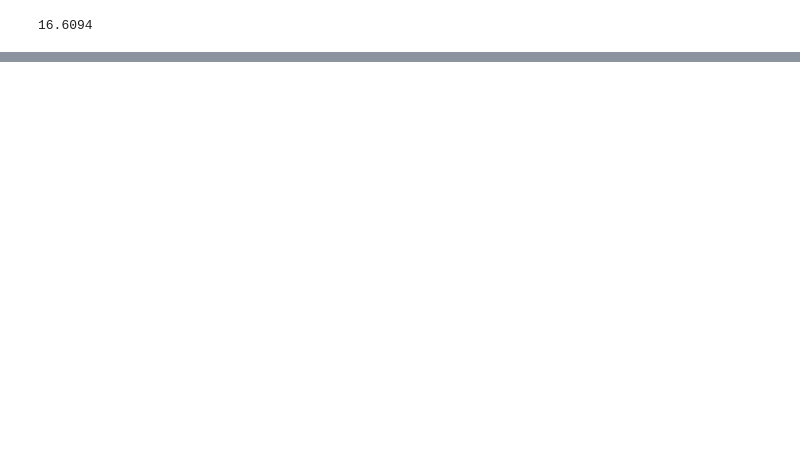
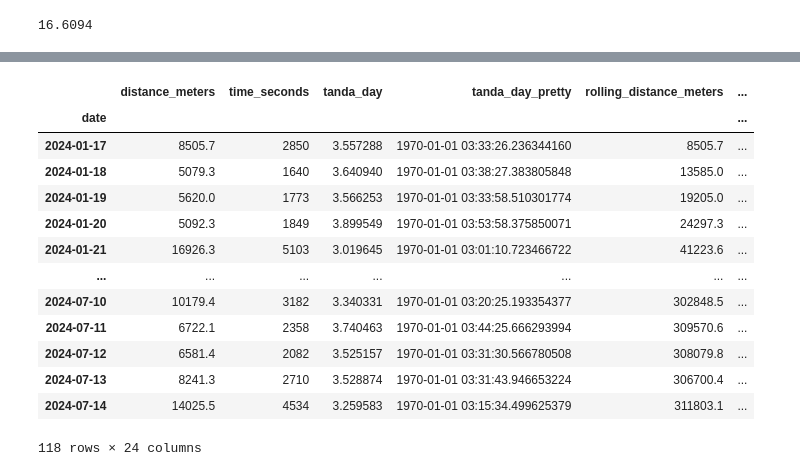
Before and after one commit to duarteocarmo/tandarunner, a Jupyter notebook: notebooks/strava-data.ipynb, the cells around one changed output, grey strips where cells are left out. Cells and saved outputs as stored; diff of their text form; code cells hidden in the pictures; blank space fills up the shorter version.

```diff
--- a/notebooks/strava-data.ipynb
+++ b/notebooks/strava-data.ipynb
@@ -514,6 +547,23 @@ current_form = (
 ).interactive().show()
 # %% [output]
 [interactive output not drawn]
+# %%
+daily_df
+# %% [output]
+|  | distance_meters | time_seconds | tanda_day | tanda_day_pretty | rolling_distance_meters | ... |
+| date |  |  |  |  |  | ... |
+| 2024-01-17 | 8505.7 | 2850 | 3.557288 | 1970-01-01 03:33:26.236344160 | 8505.7 | ... |
+| 2024-01-18 | 5079.3 | 1640 | 3.640940 | 1970-01-01 03:38:27.383805848 | 13585.0 | ... |
+| 2024-01-19 | 5620.0 | 1773 | 3.566253 | 1970-01-01 03:33:58.510301774 | 19205.0 | ... |
+| 2024-01-20 | 5092.3 | 1849 | 3.899549 | 1970-01-01 03:53:58.375850071 | 24297.3 | ... |
+| 2024-01-21 | 16926.3 | 5103 | 3.019645 | 1970-01-01 03:01:10.723466722 | 41223.6 | ... |
+| ... | ... | ... | ... | ... | ... | ... |
+| 2024-07-10 | 10179.4 | 3182 | 3.340331 | 1970-01-01 03:20:25.193354377 | 302848.5 | ... |
+| 2024-07-11 | 6722.1 | 2358 | 3.740463 | 1970-01-01 03:44:25.666293994 | 309570.6 | ... |
+| 2024-07-12 | 6581.4 | 2082 | 3.525157 | 1970-01-01 03:31:30.566780508 | 308079.8 | ... |
+| 2024-07-13 | 8241.3 | 2710 | 3.528874 | 1970-01-01 03:31:43.946653224 | 306700.4 | ... |
+| 2024-07-14 | 14025.5 | 4534 | 3.259583 | 1970-01-01 03:15:34.499625379 | 311803.1 | ... |
+118 rows × 24 columns
 # %%
 daily_df["week_number"] = daily_df.index.isocalendar().week
 daily_df["day_of_the_week_name"] = daily_df.index.strftime("%a")
```
Also changed, not shown: parts of 4 cells of this notebook, 5 other files.
